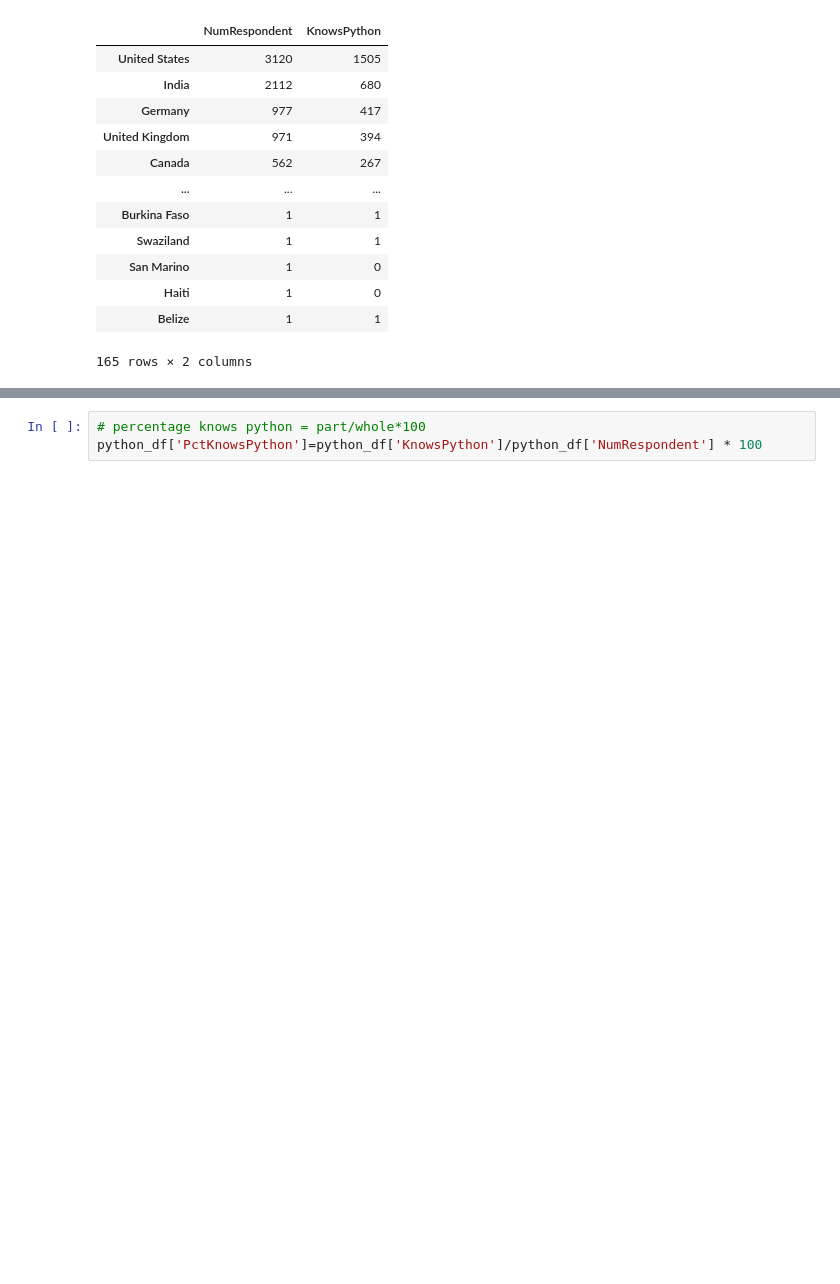
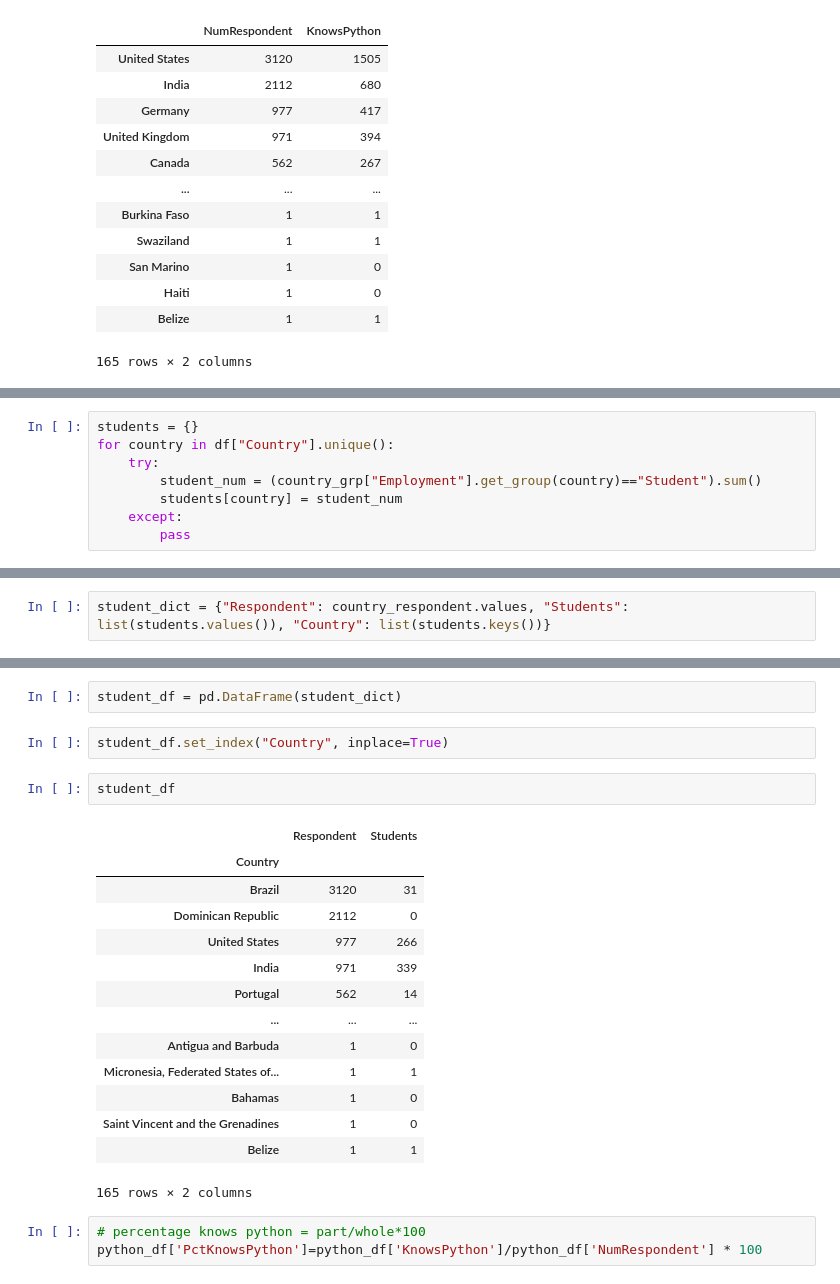
Before and after one commit to Masum181/SevenDaysMLJourney, a Jupyter notebook: 2.2 grouping_and_aggregation.ipynb, the cells around one changed output, grey strips where cells are left out. Saved outputs shown, nothing was run; the diff lists cells and outputs as text; blank space fills up the shorter version.

```diff
--- a/2.2 grouping_and_aggregation.ipynb
+++ b/2.2 grouping_and_aggregation.ipynb
@@ -275,0 +480,8 @@ python_df
+# %%
+students = {}
+for country in df["Country"].unique():
+    try:
+        student_num = (country_grp["Employment"].get_group(country)=="Student").sum()
+        students[country] = student_num
+    except:
+        pass
@@ -275,0 +508,2 @@ python_df
+# %%
+student_dict = {"Respondent": country_respondent.values, "Students": list(students.values()), "Country": list(students.keys())}
@@ -276,3 +545,24 @@ python_df
+# %%
+student_df = pd.DataFrame(student_dict)
+# %%
+student_df.set_index("Country", inplace=True)
+# %%
+student_df
+# %% [output]
+|  | Respondent | Students |
+| Country |  |  |
+| Brazil | 3120 | 31 |
+| Dominican Republic | 2112 | 0 |
+| United States | 977 | 266 |
+| India | 971 | 339 |
+| Portugal | 562 | 14 |
+| ... | ... | ... |
+| Antigua and Barbuda | 1 | 0 |
+| Micronesia, Federated States of... | 1 | 1 |
+| Bahamas | 1 | 0 |
+| Saint Vincent and the Grenadines | 1 | 0 |
+| Belize | 1 | 1 |
+165 rows × 2 columns
 # %%
 # percentage knows python = part/whole*100
 python_df['PctKnowsPython']=python_df['KnowsPython']/python_df['NumRespondent'] * 100
```
Also changed, not shown: parts of 23 cells of this notebook.
